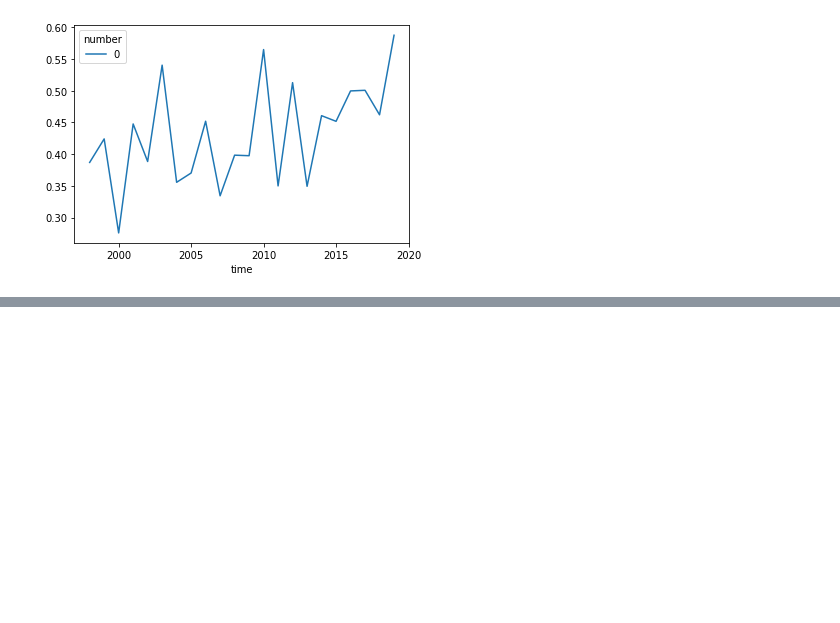
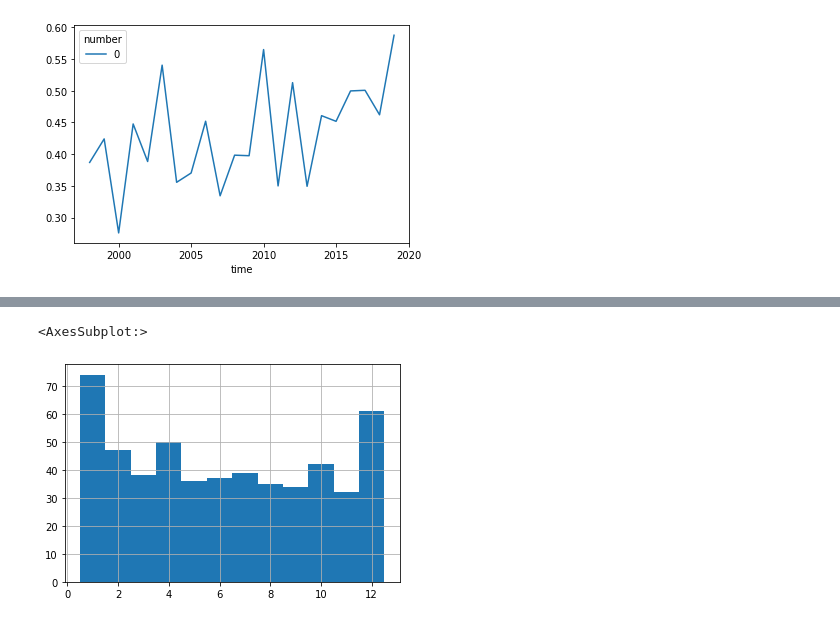
Before and after one commit to chiemvs/SubSeas, a Jupyter notebook: Check_hotdays.ipynb, the cells around one changed output, grey strips where cells are left out. Drawn from its saved outputs; the diff is of its cells as text; code cells hidden in the pictures; blank space fills up the shorter version.

```diff
--- a/Check_hotdays.ipynb
+++ b/Check_hotdays.ipynb
@@ -158,0 +198,5 @@ temp['observation'].groupby(temp['time'].dt.year).mean().plot()
+# %%
+rank_hist(df.loc[np.logical_and(df['clustid'] == 9, df['leadtime'] == 1),:])
+# %% [output]
+<AxesSubplot:>
+[figure, added]
```
Also changed, not shown: parts of 10 cells of this notebook, 2 other files.
